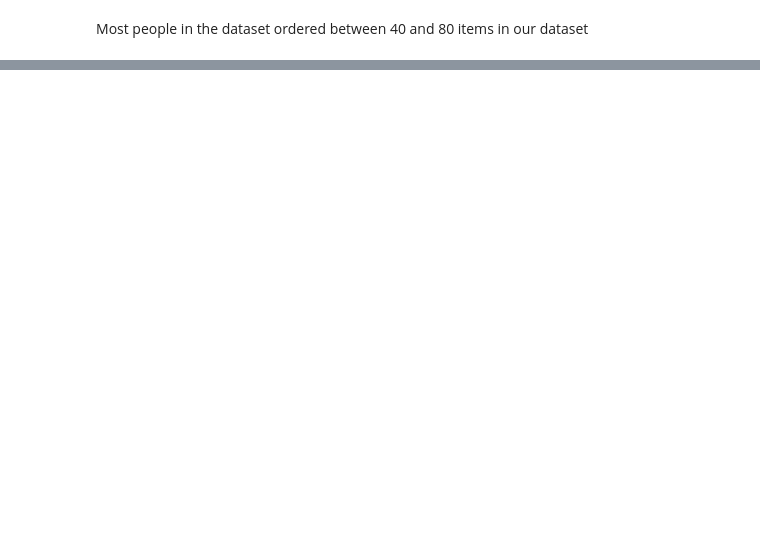
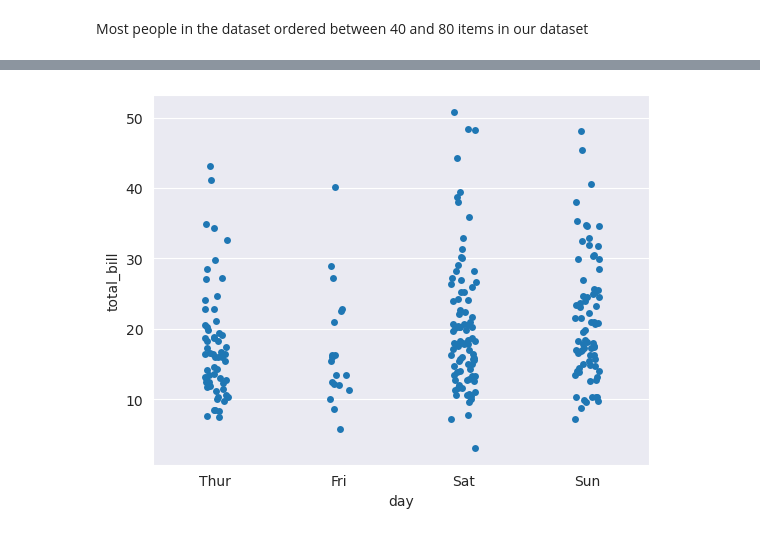
Before and after one commit to Msonu007/infoviz_term, a Jupyter notebook: phase1.ipynb, the cells around one changed output, grey strips where cells are left out. Cells and saved outputs as stored; diff of their text form; code cells hidden in the pictures; blank space fills up the shorter version.

```diff
--- a/phase1.ipynb
+++ b/phase1.ipynb
@@ -183,0 +339,14 @@ Most people in the dataset ordered between 40 and 80 items in our dataset
+# %%
+import seaborn as sns
+import matplotlib.pyplot as plt
+
+# Generate sample data
+data = sns.load_dataset("tips")
+
+# Create a strip plot
+sns.stripplot(x="day", y="total_bill", data=data, jitter=True)
+
+# Display the plot
+plt.show()
+# %% [output]
+[figure, added]
```
Also changed, not shown: parts of 23 cells of this notebook.
